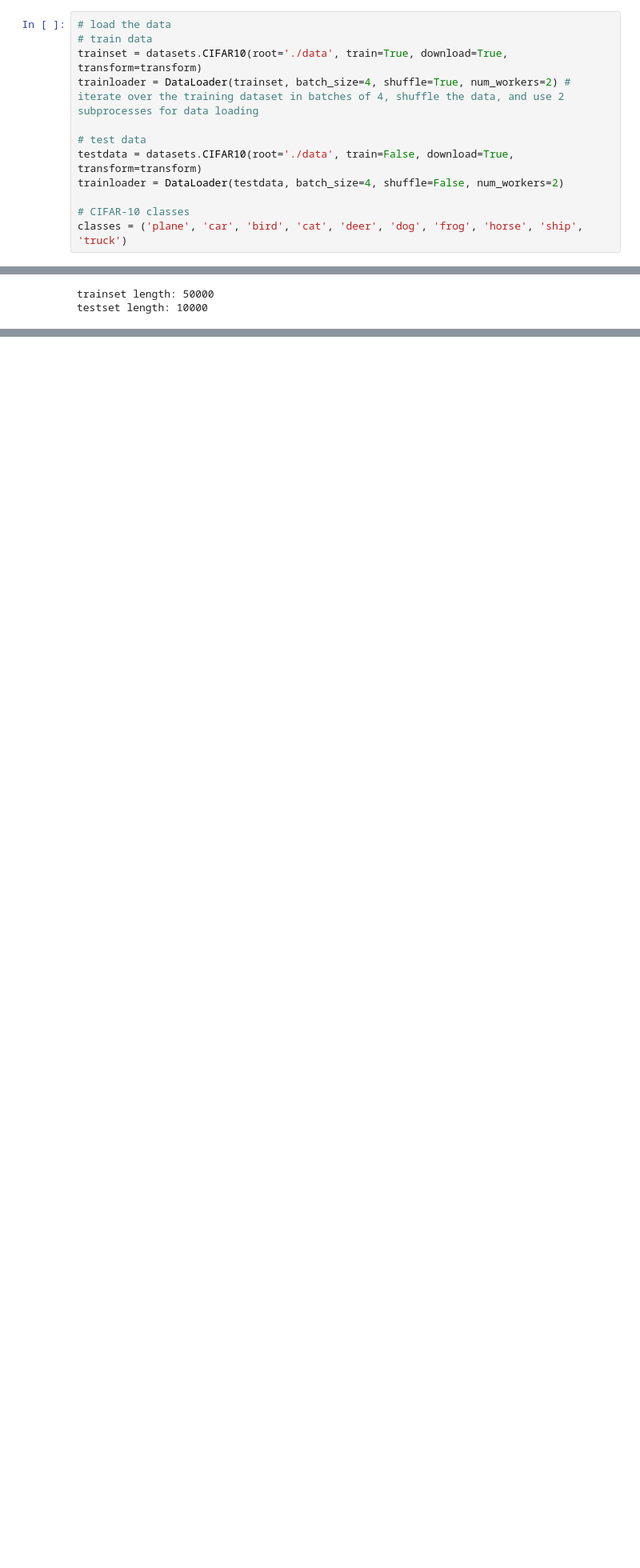
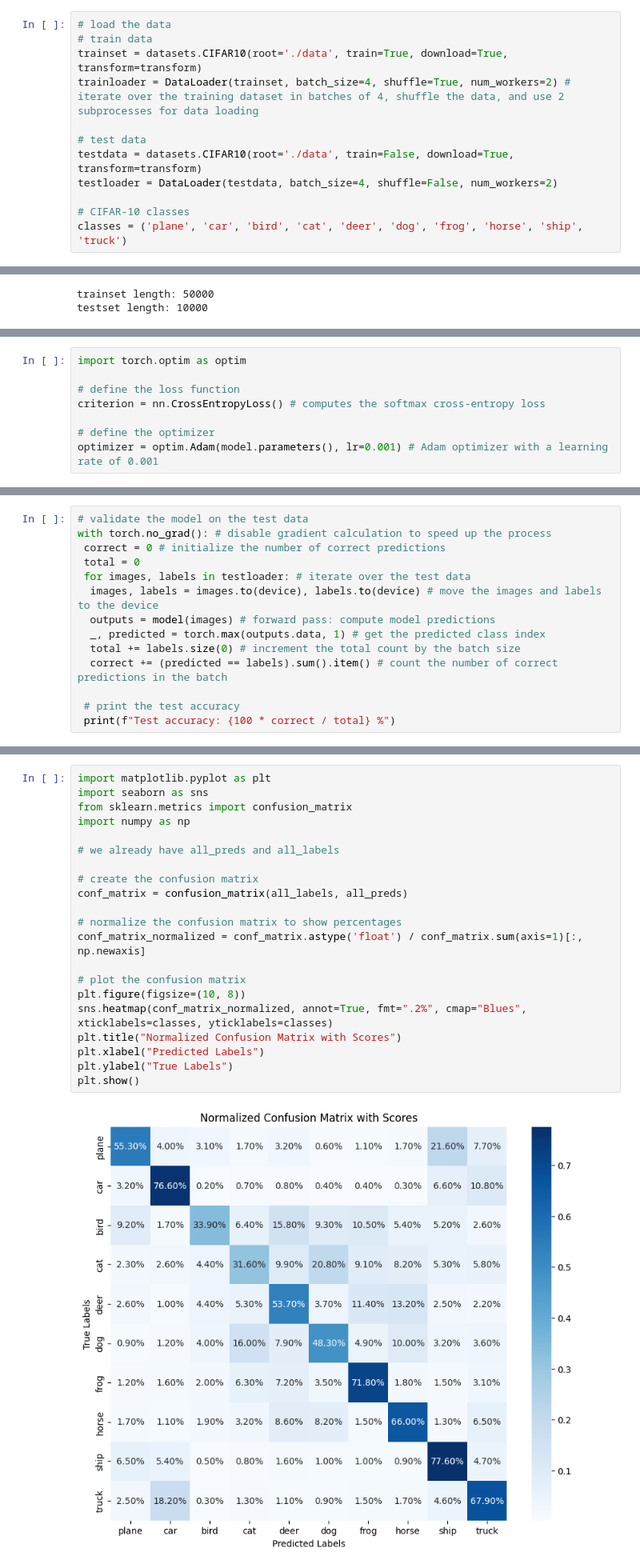
Before and after one commit to yousfino/computer-vision-Python-PyTorch, a Jupyter notebook: define_arch_load_data.ipynb, the cells around one changed output, grey strips where cells are left out. Shown at 80% size. Cells and saved outputs as stored; diff of their text form; blank space fills up the shorter version.

Commit message:
Hyperparameter optimization, Model training, Performance metrics, Model testing, Confusion matrix

```diff
--- a/define_arch_load_data.ipynb
+++ b/define_arch_load_data.ipynb
@@ -138,7 +138,7 @@ trainloader = DataLoader(trainset, batch_size=4, shuffle=True, num_workers=2) #
 
 # test data
 testdata = datasets.CIFAR10(root='./data', train=False, download=True, transform=transform)
-trainloader = DataLoader(testdata, batch_size=4, shuffle=False, num_workers=2)
+testloader = DataLoader(testdata, batch_size=4, shuffle=False, num_workers=2)
 
 # CIFAR-10 classes
 classes = ('plane', 'car', 'bird', 'cat', 'deer', 'dog', 'frog', 'horse', 'ship', 'truck')
@@ -155,0 +157,8 @@ testset length: 10000
+# %%
+import torch.optim as optim
+
+# define the loss function
+criterion = nn.CrossEntropyLoss() # computes the softmax cross-entropy loss
+
+# define the optimizer
+optimizer = optim.Adam(model.parameters(), lr=0.001) # Adam optimizer with a learning rate of 0.001
@@ -155,0 +246,14 @@ testset length: 10000
+# %%
+# validate the model on the test data
+with torch.no_grad(): # disable gradient calculation to speed up the process
+ correct = 0 # initialize the number of correct predictions
+ total = 0
+ for images, labels in testloader: # iterate over the test data
+  images, labels = images.to(device), labels.to(device) # move the images and labels to the device
+  outputs = model(images) # forward pass: compute model predictions
+  _, predicted = torch.max(outputs.data, 1) # get the predicted class index
+  total += labels.size(0) # increment the total count by the batch size
+  correct += (predicted == labels).sum().item() # count the number of correct predictions in the batch
+
+ # print the test accuracy
+ print(f"Test accuracy: {100 * correct / total} %")
@@ -155,0 +329,23 @@ testset length: 10000
+# %%
+import matplotlib.pyplot as plt
+import seaborn as sns
+from sklearn.metrics import confusion_matrix
+import numpy as np
+
+# we already have all_preds and all_labels
+
+# create the confusion matrix
+conf_matrix = confusion_matrix(all_labels, all_preds)
+
+# normalize the confusion matrix to show percentages
+conf_matrix_normalized = conf_matrix.astype('float') / conf_matrix.sum(axis=1)[:, np.newaxis]
+
+# plot the confusion matrix
+plt.figure(figsize=(10, 8))
+sns.heatmap(conf_matrix_normalized, annot=True, fmt=".2%", cmap="Blues", xticklabels=classes, yticklabels=classes)
+plt.title("Normalized Confusion Matrix with Scores")
+plt.xlabel("Predicted Labels")
+plt.ylabel("True Labels")
+plt.show()
+# %% [output]
+[figure, added]
```
Also changed, not shown: parts of 10 cells of this notebook, 1 other file.
